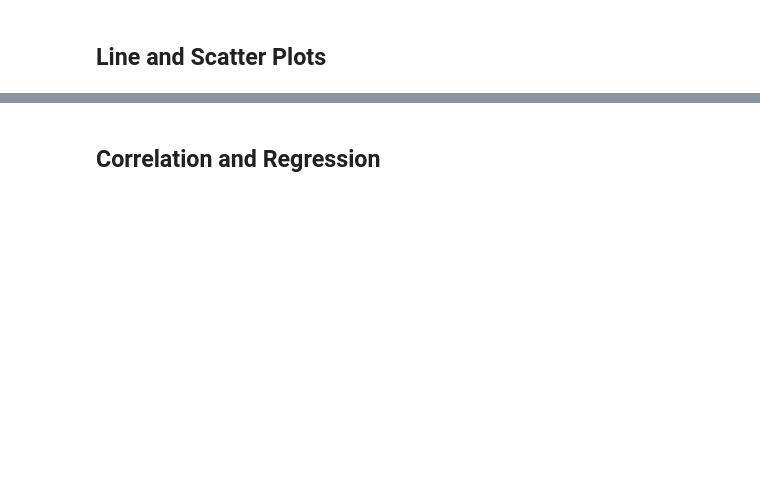
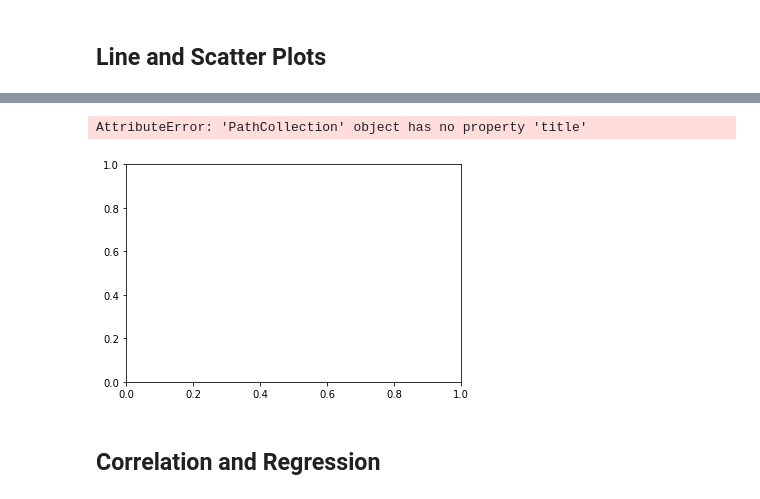
Before and after one commit to abaker178/matplotlib-challenge, a Jupyter notebook: pymaceuticals.ipynb, the cells around one changed output, grey strips where cells are left out. Saved outputs shown, nothing was run; the diff lists cells and outputs as text; code cells hidden in the pictures; blank space fills up the shorter version.

```diff
--- a/pymaceuticals.ipynb
+++ b/pymaceuticals.ipynb
@@ -282,3 +290,15 @@ plt.show()
+# %%
+# Generate a scatter plot of average tumor volume vs. mouse weight for the Capomulin regimen
+capomulin_raw_data = combined_data.loc[combined_data["Drug Regimen"] == "Capomulin",]
+x = capomulin_raw_data.groupby("Mouse ID")["Weight (g)"].mean().values
+y = capomulin_raw_data.groupby("Mouse ID")["Tumor Volume (mm3)"].mean().values
+plt.scatter(x=x,y=y)
+plt.title("Capomulin: Avg. Tumor Vol vs. Weight")
+x_label = ("Weight (g)")
+y_label = "Tumor Volume (mm3)"
+# %% [output]
+AttributeError: 'PathCollection' object has no property 'title'
+[figure, added]
 # %% [markdown]
 ## Correlation and Regression
 # %%
```
Also changed, not shown: parts of 3 cells of this notebook.
